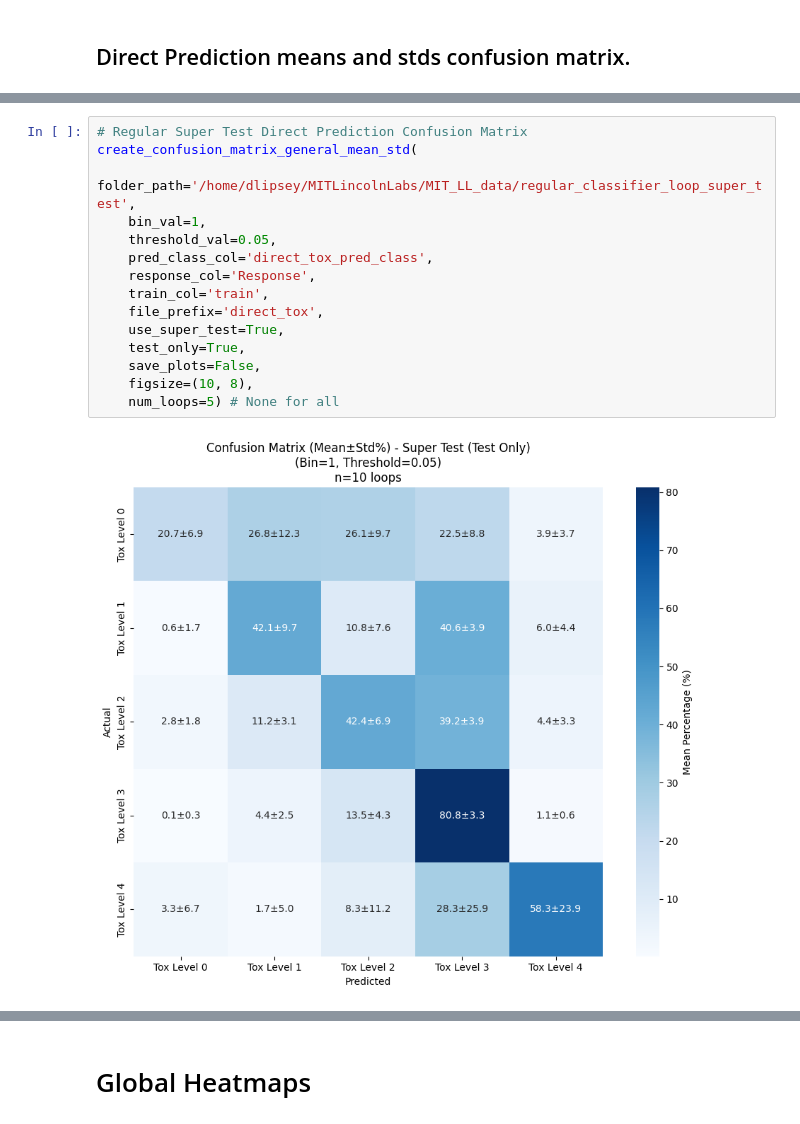
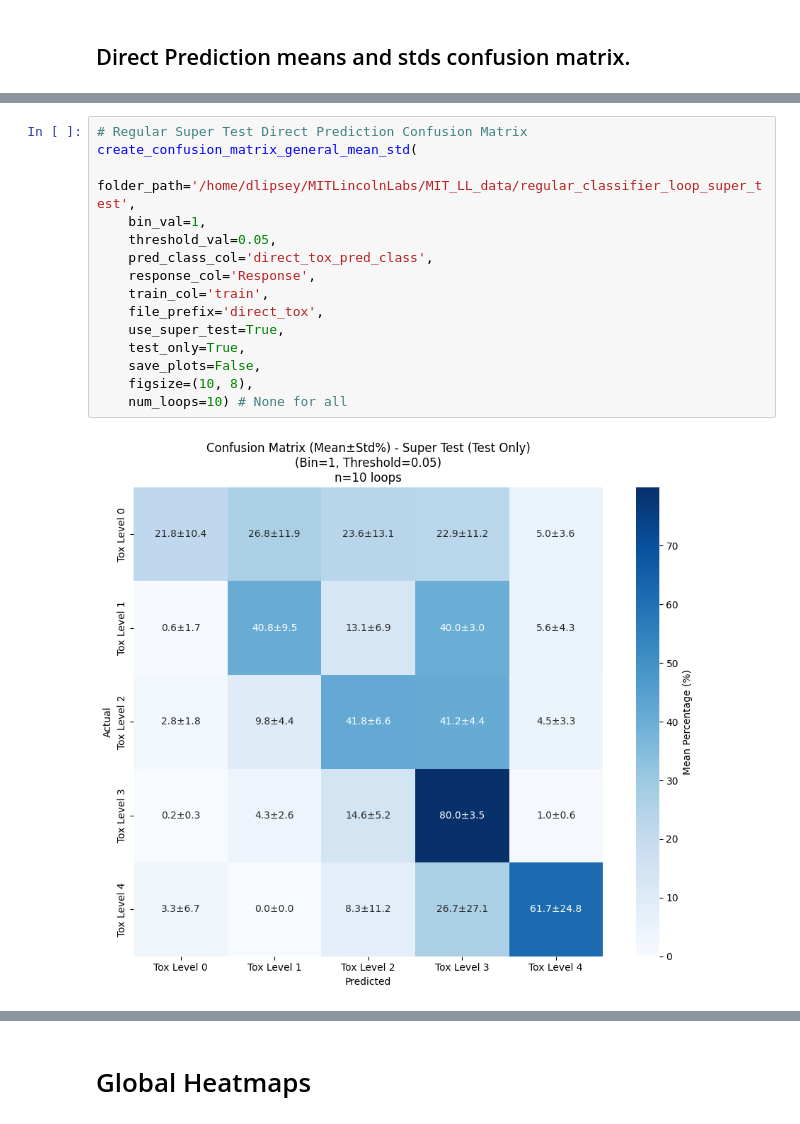
Before and after one commit to DashLLipsey/PREDICT-MIT-LL, a Jupyter notebook: Notebooks/2_step_model_confusion_and_heatmaps.ipynb, the cells around one changed output, grey strips where cells are left out. Cells and saved outputs as stored; diff of their text form.

```diff
--- a/Notebooks/2_step_model_confusion_and_heatmaps.ipynb
+++ b/Notebooks/2_step_model_confusion_and_heatmaps.ipynb
@@ -2226,20 +2225,20 @@ create_confusion_matrix_general_mean_std(
 # %%
 # Regular Super Test Direct Prediction Confusion Matrix
 create_confusion_matrix_general_mean_std(
     folder_path='/home/dlipsey/MITLincolnLabs/MIT_LL_data/regular_classifier_loop_super_test',
     bin_val=1,
     threshold_val=0.05,
     pred_class_col='direct_tox_pred_class',
     response_col='Response',
     train_col='train',
     file_prefix='direct_tox',
     use_super_test=True,
     test_only=True,
     save_plots=False,
     figsize=(10, 8),
-    num_loops=5) # None for all
+    num_loops=10) # None for all
 # %% [output]
-[figure, old version]
+[figure, new version]
 # %%
 # Synthetic Ablation Super Test Direct Prediction Confusion Matrix
 create_confusion_matrix_general_mean_std(
```
Also changed, not shown: parts of 11 cells of this notebook, 5 other files.
